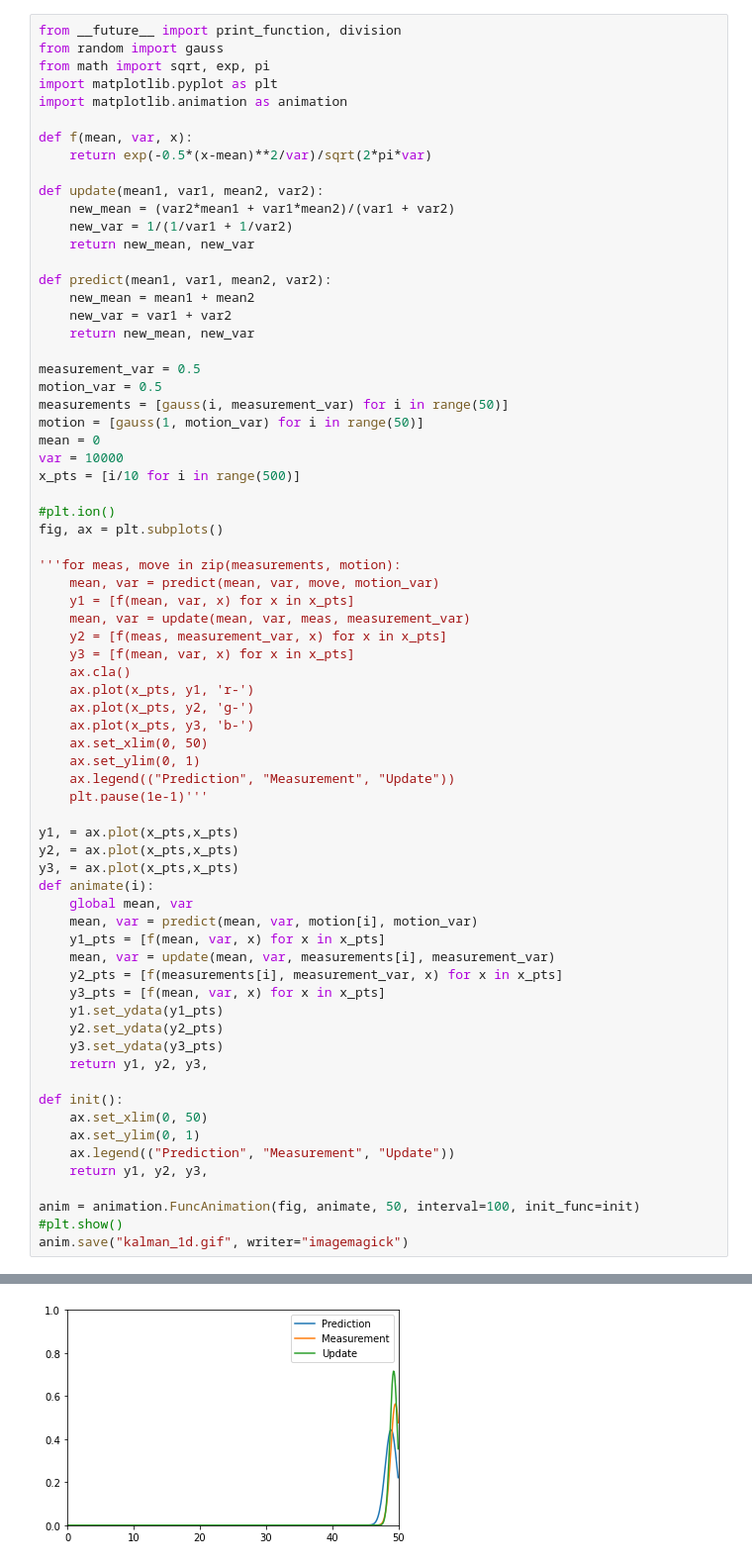
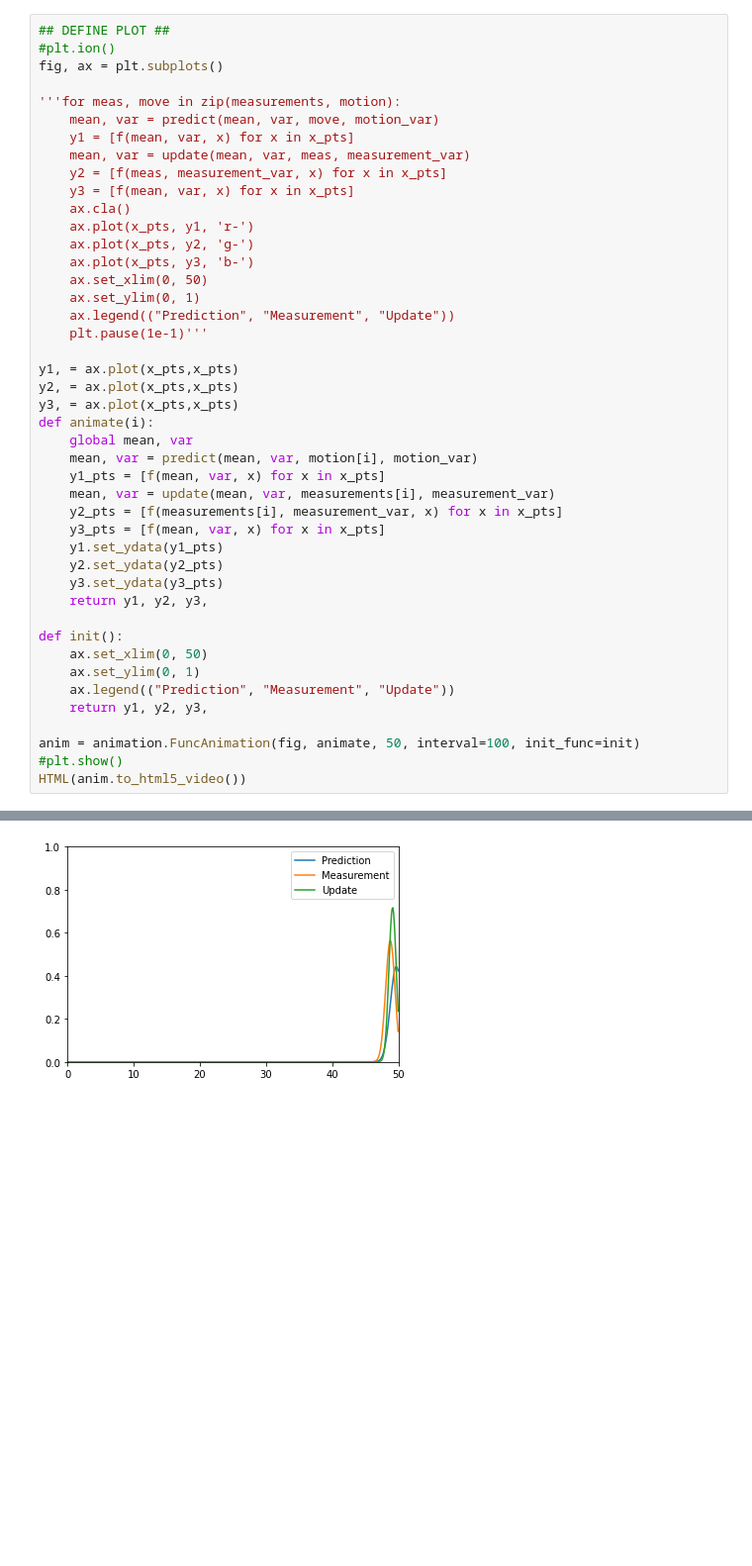
Before and after one commit to Slyracoon23/Udacity-Artificial-Intelligence-for-Robotics, a Jupyter notebook: Kalman_Filters/notebook/kalman_1d.ipynb, the cells around one changed output, grey strips where cells are left out. Shown: that part at 99% size. Drawn from its saved outputs; the diff is of its cells as text; blank space fills up the shorter version.

```diff
--- a/Kalman_Filters/notebook/kalman_1d.ipynb
+++ b/Kalman_Filters/notebook/kalman_1d.ipynb
@@ -1,31 +32,5 @@
 # %%
-from __future__ import print_function, division
-from random import gauss
-from math import sqrt, exp, pi
-import matplotlib.pyplot as plt
-import matplotlib.animation as animation
-
-def f(mean, var, x):
-    return exp(-0.5*(x-mean)**2/var)/sqrt(2*pi*var)
-
-def update(mean1, var1, mean2, var2):
-    new_mean = (var2*mean1 + var1*mean2)/(var1 + var2)
-    new_var = 1/(1/var1 + 1/var2)
-    return new_mean, new_var
-
-def predict(mean1, var1, mean2, var2):
-    new_mean = mean1 + mean2
-    new_var = var1 + var2
-    return new_mean, new_var
-
-measurement_var = 0.5
-motion_var = 0.5
-measurements = [gauss(i, measurement_var) for i in range(50)]
-motion = [gauss(1, motion_var) for i in range(50)]
-mean = 0
-var = 10000
-x_pts = [i/10 for i in range(500)]
-
+## DEFINE PLOT ##
 #plt.ion()
 fig, ax = plt.subplots()
 
@@ -67,5 +72,5 @@ def init():
 
 anim = animation.FuncAnimation(fig, animate, 50, interval=100, init_func=init)
 #plt.show()
-anim.save("kalman_1d.gif", writer="imagemagick")
+HTML(anim.to_html5_video())
 # %% [output]
@@ -72 +78 @@ anim.save("kalman_1d.gif", writer="imagemagick")
-[figure, old version]
+[figure, new version]
```
Also changed, not shown: parts of 4 cells of this notebook.
